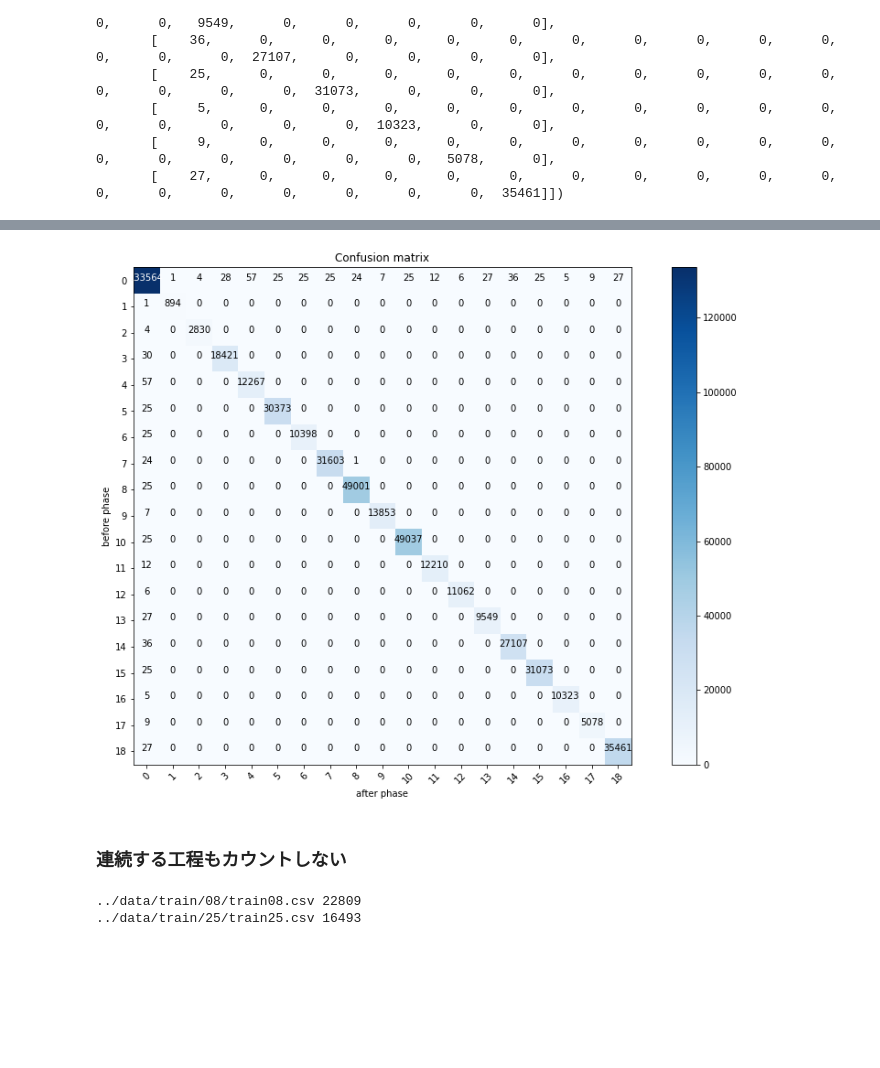
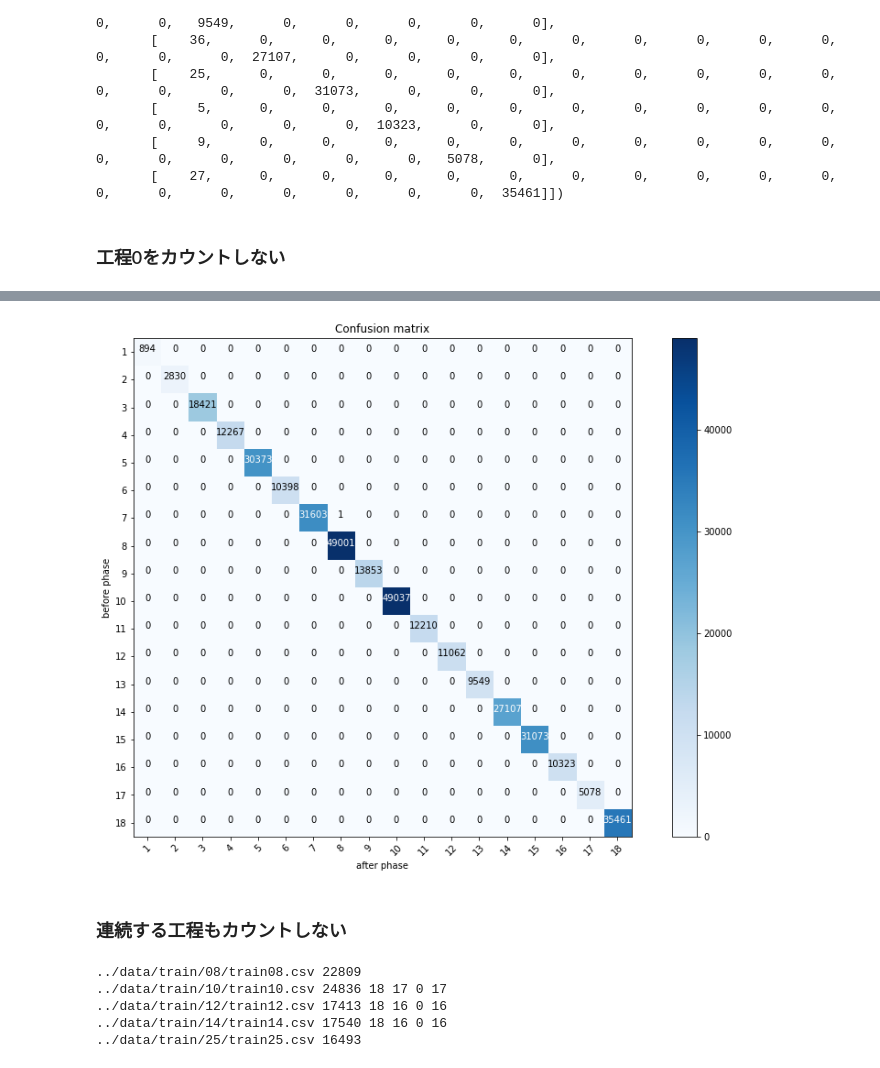
Before and after one commit to yumion/cataractsWorkflow, a Jupyter notebook: notebooks/eda.ipynb, the cells around one changed output, grey strips where cells are left out. Saved outputs shown, nothing was run; the diff lists cells and outputs as text; code cells hidden in the pictures; blank space fills up the shorter version.

```diff
--- a/notebooks/eda.ipynb
+++ b/notebooks/eda.ipynb
@@ -238,7 +238,7 @@ def plot_confusion_matrix(cm, classes,
     plt.xticks(tick_marks, classes, rotation=45)
     plt.yticks(tick_marks, classes)
 
-    fmt = '.4f' if normalize else 'd'
+    fmt = '.2f' if normalize else 'd'
     thresh = cm.max() / 2.
     for i, j in itertools.product(range(cm.shape[0]), range(cm.shape[1])):
         plt.text(j, i, format(cm[i, j], fmt),
@@ -287,8 +287,10 @@ array([[133564,      1,      4,     28,     57,     25,     25,     25,     24,
        [     5,      0,      0,      0,      0,      0,      0,      0,      0,      0,      0,      0,      0,      0,      0,      0,  10323,      0,      0],
        [     9,      0,      0,      0,      0,      0,      0,      0,      0,      0,      0,      0,      0,      0,      0,      0,      0,   5078,      0],
        [    27,      0,      0,      0,      0,      0,      0,      0,      0,      0,      0,      0,      0,      0,      0,      0,      0,      0,  35461]])
+# %% [markdown]
+### 工程0をカウントしない
 # %%
 plt.figure(figsize=(16, 10))
-plot_confusion_matrix(transition_matrix, np.arange(19), normalize=False)
+plot_confusion_matrix(transition_matrix[1:, 1:], np.arange(1, 19), normalize=False)
 # %% [output]
 Confusion matrix, without normalization
@@ -314,4 +315,4 @@ Confusion matrix, without normalization
-[figure, old version]
+[figure, new version]
 # %% [markdown]
 ### 連続する工程もカウントしない
 # %%
@@ -319,6 +320,8 @@ Confusion matrix, without normalization
 transition_matrix_without0 = np.zeros((19, 19), dtype=np.int)
 
 for csv_path in train_annos:
+    before = 0
+    after = 0
     df = pd.read_csv(csv_path)
     for i in range(len(df) - 1):
         current_phase, next_phase = df[i:i+2]["Steps"].to_list()
@@ -327,12 +330,19 @@ for csv_path in train_annos:
             before = current_phase
         elif current_phase == 0 and next_phase != 0:
             after = next_phase
+
             transition_matrix_without0[before, after] += 1
 
             if before == after:
                 print(csv_path, i)
+
+            if before == 18:
+                print(csv_path, i, before, after, current_phase, next_phase)
 # %% [output]
 ../data/train/08/train08.csv 22809
+../data/train/10/train10.csv 24836 18 17 0 17
+../data/train/12/train12.csv 17413 18 16 0 16
+../data/train/14/train14.csv 17540 18 16 0 16
 ../data/train/25/train25.csv 16493
 # %%
 np.set_printoptions(linewidth=200)
```
Also changed, not shown: parts of 6 cells of this notebook, 1 other file.
